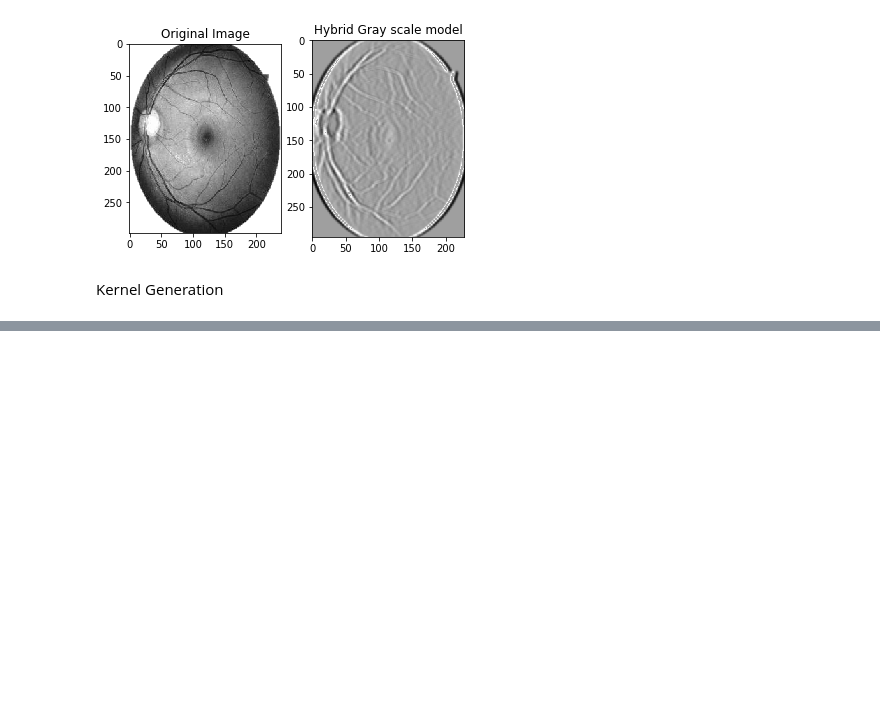
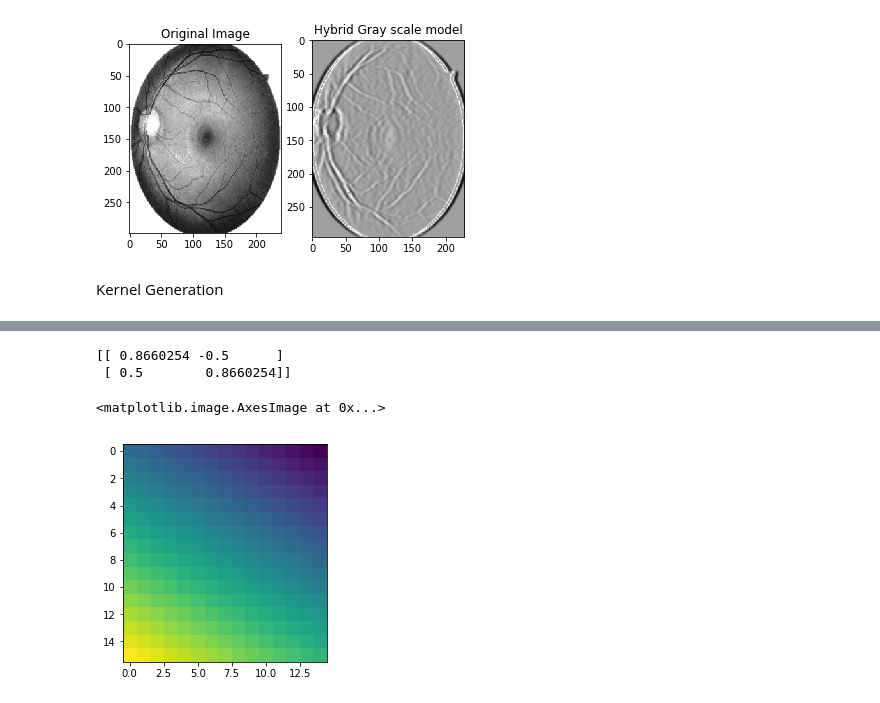
Before and after one commit to Nachimak28/SegCode, a Jupyter notebook: Segmentation_approaches.ipynb, the cells around one changed output, grey strips where cells are left out. Saved outputs shown, nothing was run; the diff lists cells and outputs as text; code cells hidden in the pictures; blank space fills up the shorter version.

```diff
--- a/Segmentation_approaches.ipynb
+++ b/Segmentation_approaches.ipynb
@@ -274,0 +331,20 @@ k
+# %%
+theta = 30
+rad = theta * np.pi/ 180
+r = np.array([[np.cos(rad), -np.sin(rad)], [np.sin(rad), np.cos(rad)]])
+print(r)
+
+k_w = np.empty((16,15))
+k = np.empty((16,15))
+for i in range(k_w.shape[0]):
+    for j in range(k_w.shape[1]):
+        p = np.array([[i],[j]])
+        f = np.matmul(r,p)
+        k_w[i][j] = f[0]
+
+plt.imshow(k_w)
+# %% [output]
+[[ 0.8660254 -0.5      ]
+ [ 0.5        0.8660254]]
+<matplotlib.image.AxesImage at 0x...>
+[figure, added]
```
Also changed, not shown: parts of 42 cells of this notebook, 3 other files.
